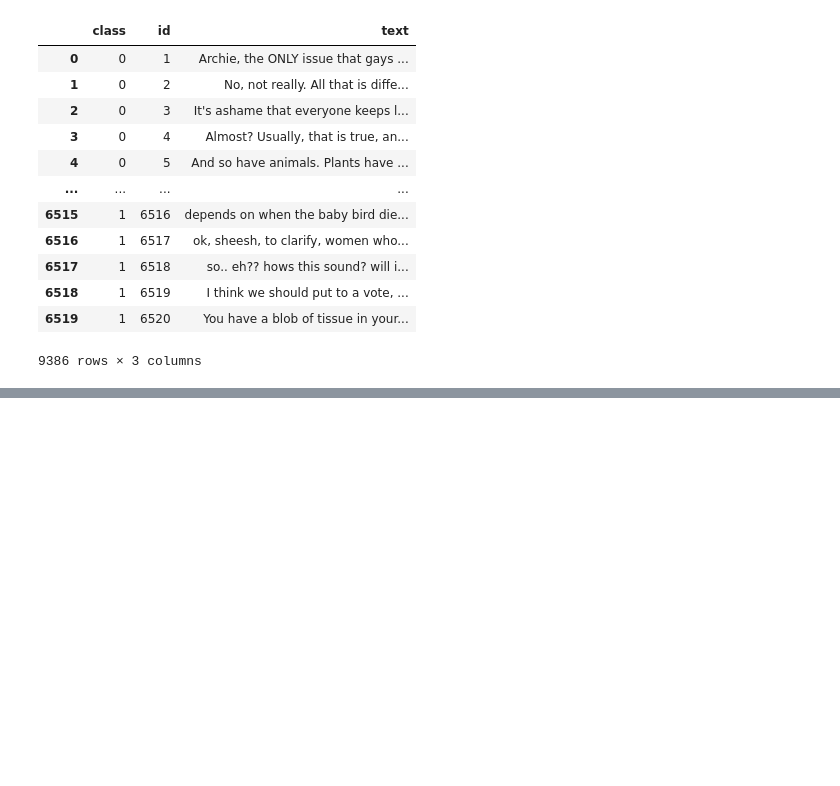
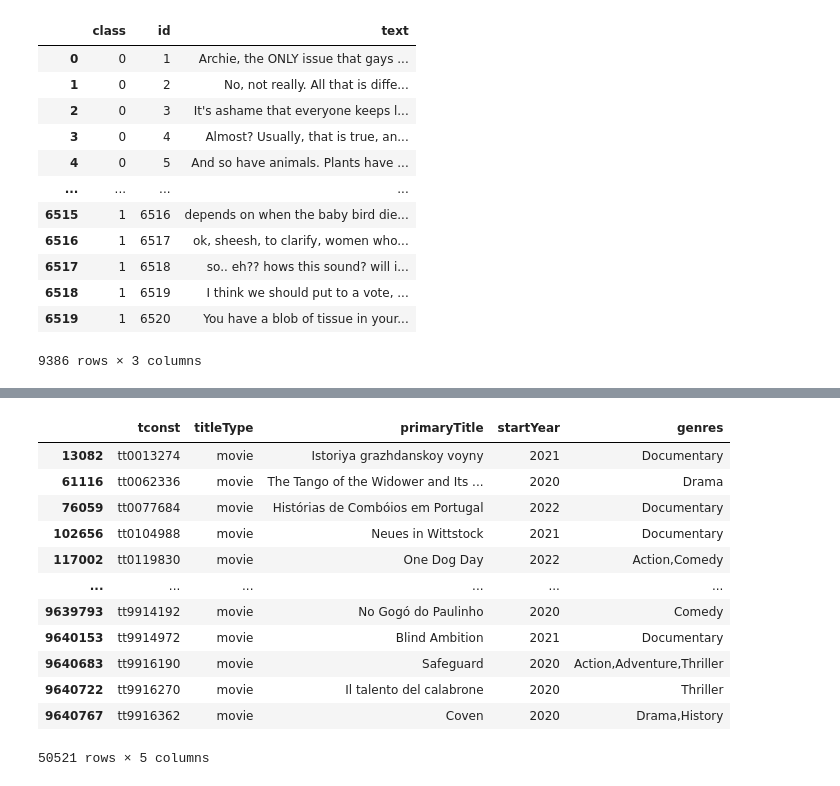
Before and after one commit to medvidov/dsci550, a Jupyter notebook: assignment_1.ipynb, the cells around one changed output, grey strips where cells are left out. Cells and saved outputs as stored; diff of their text form; code cells hidden in the pictures; blank space fills up the shorter version.

```diff
--- a/assignment_1.ipynb
+++ b/assignment_1.ipynb
@@ -140,0 +183,20 @@ sarcasm
+# %%
+title_df = title_df[title_df['startYear']>=2020]
+title_df = title_df[title_df['startYear']<=2022]
+title_df = title_df[title_df['titleType'] == 'movie']
+title_df = title_df[title_df['genres'] != "\\N"]
+title_df
+# %% [output]
+|  | tconst | titleType | primaryTitle | startYear | genres |
+| 13082 | tt0013274 | movie | Istoriya grazhdanskoy voyny | 2021 | Documentary |
+| 61116 | tt0062336 | movie | The Tango of the Widower and Its ... | 2020 | Drama |
+| 76059 | tt0077684 | movie | Histórias de Combóios em Portugal | 2022 | Documentary |
+| 102656 | tt0104988 | movie | Neues in Wittstock | 2021 | Documentary |
+| 117002 | tt0119830 | movie | One Dog Day | 2022 | Action,Comedy |
+| ... | ... | ... | ... | ... | ... |
+| 9639793 | tt9914192 | movie | No Gogó do Paulinho | 2020 | Comedy |
+| 9640153 | tt9914972 | movie | Blind Ambition | 2021 | Documentary |
+| 9640683 | tt9916190 | movie | Safeguard | 2020 | Action,Adventure,Thriller |
+| 9640722 | tt9916270 | movie | Il talento del calabrone | 2020 | Thriller |
+| 9640767 | tt9916362 | movie | Coven | 2020 | Drama,History |
+50521 rows × 5 columns
```
Also changed, not shown: parts of 12 cells of this notebook.
